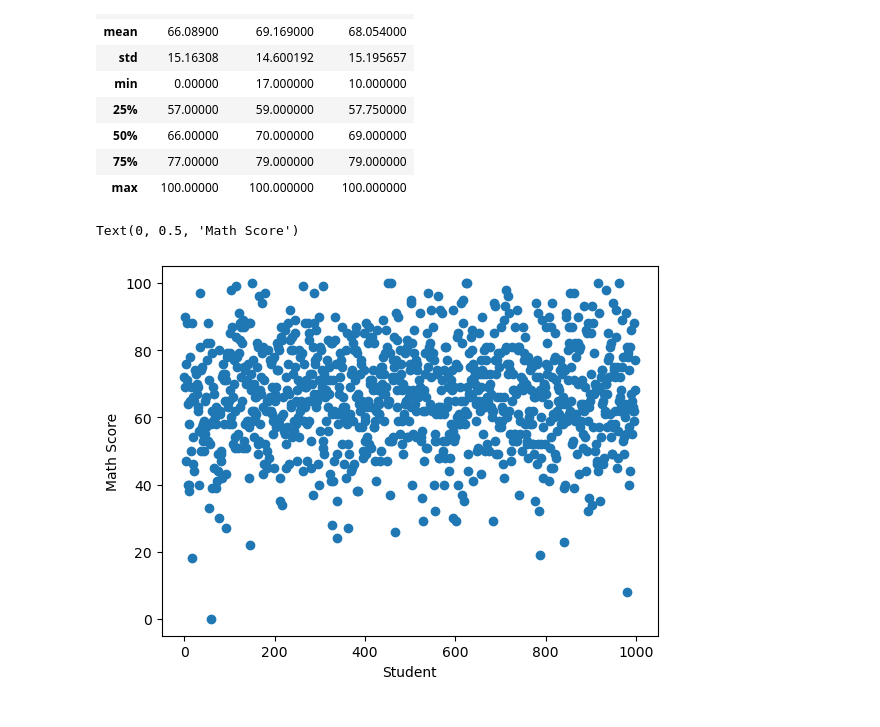
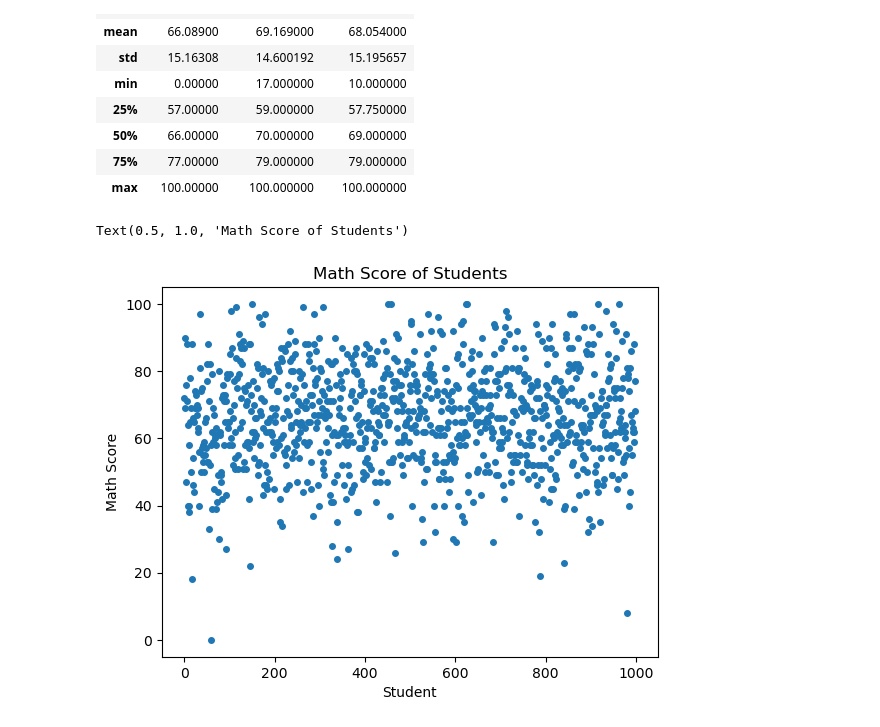
Before and after one commit to jvlkafl/MSI-5sem, a Jupyter notebook: MSI_1_3.ipynb, the cells around one changed output. Drawn from its saved outputs; the diff is of its cells as text; code cells hidden in the pictures.

```diff
--- a/MSI_1_3.ipynb
+++ b/MSI_1_3.ipynb
@@ -33,9 +33,10 @@ df.describe()
 | 75% | 77.00000 | 79.000000 | 79.000000 |
 | max | 100.00000 | 100.000000 | 100.000000 |
 # %%
-plt.plot(df['math score'],'o')
+plt.plot(df['math score'],'o',markersize=4)
 plt.xlabel('Student')
 plt.ylabel('Math Score')
+plt.title('Math Score of Students')
 # %% [output]
-Text(0, 0.5, 'Math Score')
+Text(0.5, 1.0, 'Math Score of Students')
-[figure, old version]
+[figure, new version]
```
Also changed, not shown: parts of 3 cells of this notebook, 3 other files.
